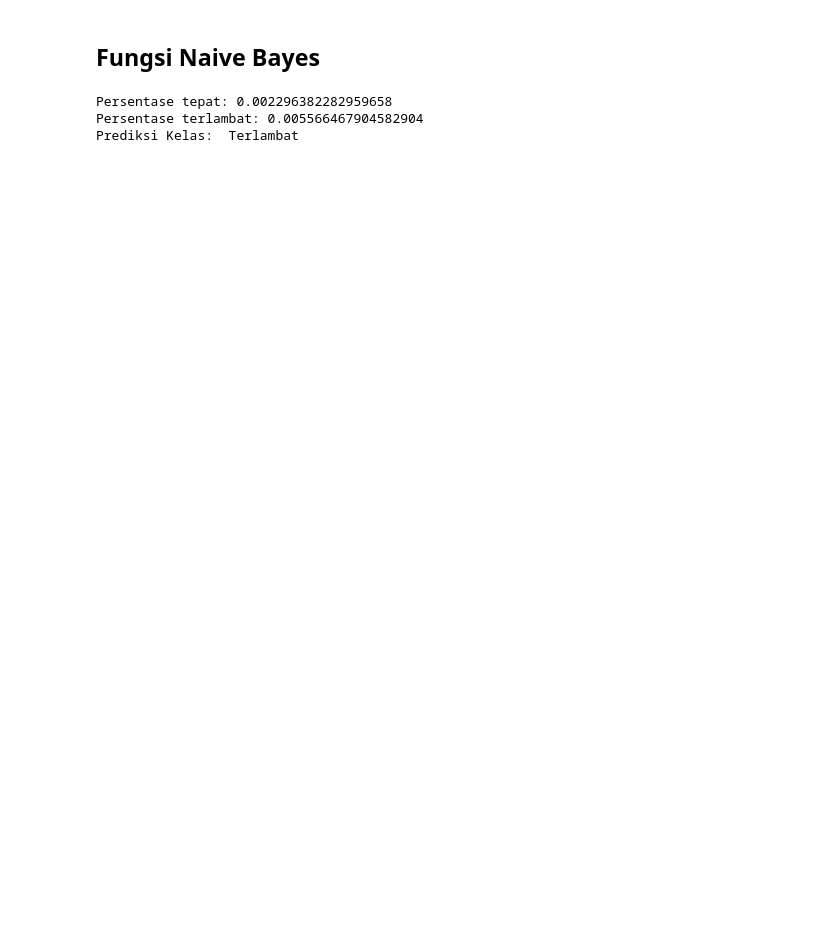
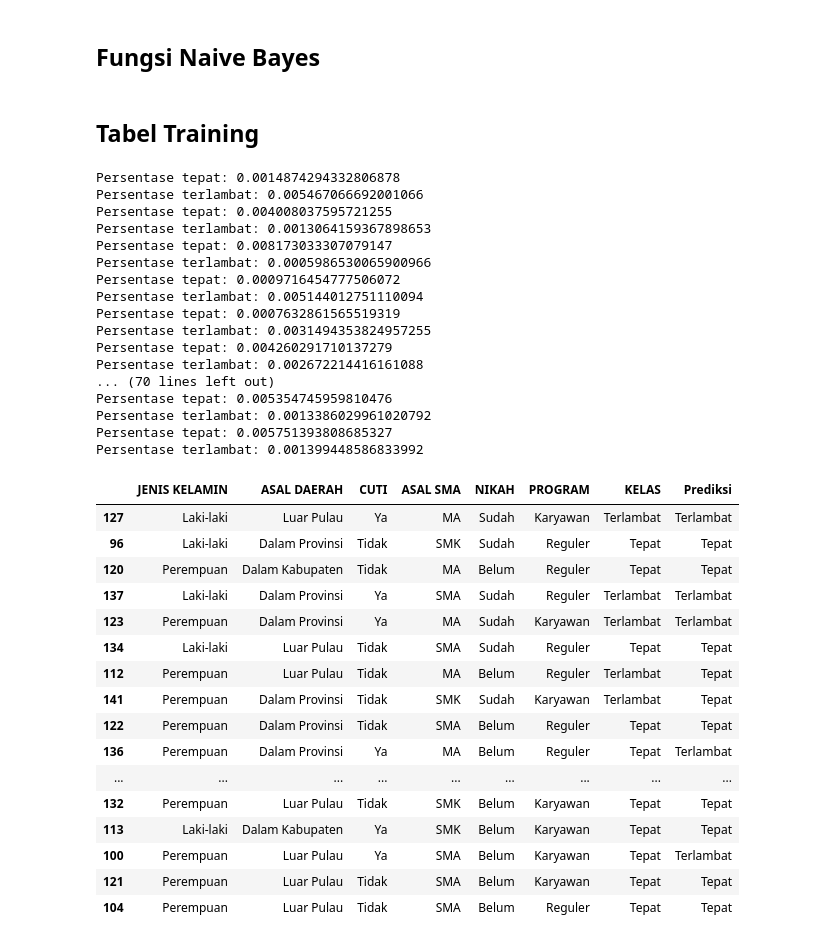
Before and after one commit to Syahbagus/Tugas_Kuliah, a Jupyter notebook: Semester 3/Statistik Komputasi/UAS/Naive_Bayes.ipynb, the cells around one changed output. Cells and saved outputs as stored; diff of their text form; code cells hidden in the pictures; blank space fills up the shorter version.

```diff
--- a/Semester 3/Statistik Komputasi/UAS/Naive_Bayes.ipynb
+++ b/Semester 3/Statistik Komputasi/UAS/Naive_Bayes.ipynb
@@ -501,21 +501,64 @@ def naive_bayes_prediction(jenisKelamin, asalDaerah, cuti, asalSMA ,nikah, progr
         return 'Tepat'
     else:
         return 'Terlambat'
-
-
-
-jenisKelamin = input('Masukkan jenis kelamin anda? (Laki-laki/Perempuan): ')
-asalDaerah = input('Dari mana asal anda? (Dalam Kabupaten/Dalam Provinsi/Luar Pulau: ')
-cuti = input('Pernahkah anda cuti? (Ya/Tidak): ')
-asalSMA = input('Masukkan asal SMA anda (SMA/SMK/MA): ')
-nikah = input('Sudahkah anda menikah? (Sudah/Belum): ')
-program = input('Program yang anda ikuti (Karyawan/Reguler): ')
-
-
-
-kelas_prediksi = naive_bayes_prediction(jenisKelamin, asalDaerah, cuti, asalSMA, nikah, program)
-print("Prediksi Kelas: ", kelas_prediksi)
-# %% [output]
-Persentase tepat: 0.002296382282959658
-Persentase terlambat: 0.005566467904582904
-Prediksi Kelas:  Terlambat
+# %% [markdown]
+## Tabel Training
+# %%
+# Menginisialisasi list untuk menyimpan hasil prediksi
+hasil_prediksi = []
+
+# Iterasi melalui baris-baris DataFrame testing
+for index, row in data_testing_copy.iterrows():
+    # Memanggil fungsi naive_bayes_prediction untuk setiap baris
+    prediksi = naive_bayes_prediction(
+        jenisKelamin=row['JENIS KELAMIN'],
+        asalDaerah=row['ASAL DAERAH'],
+        cuti=row['CUTI'],
+        asalSMA=row['ASAL SMA'],
+        nikah=row['NIKAH'],
+        program=row['PROGRAM']
+    )
+
+    # Menambahkan hasil prediksi ke list
+    hasil_prediksi.append(prediksi)
+
+# Menambahkan kolom 'Prediksi' ke DataFrame testing
+data_testing_copy['Prediksi'] = hasil_prediksi
+
+# Menampilkan DataFrame testing dengan kolom 'Prediksi'
+data_testing_copy
+# %% [output]
+Persentase tepat: 0.0014874294332806878
+Persentase terlambat: 0.005467066692001066
+Persentase tepat: 0.004008037595721255
+Persentase terlambat: 0.0013064159367898653
+Persentase tepat: 0.008173033307079147
+Persentase terlambat: 0.0005986530065900966
+Persentase tepat: 0.0009716454777506072
+Persentase terlambat: 0.005144012751110094
+Persentase tepat: 0.0007632861565519319
+Persentase terlambat: 0.0031494353824957255
+Persentase tepat: 0.004260291710137279
+Persentase terlambat: 0.002672214416161088
+... (70 lines left out)
+Persentase tepat: 0.005354745959810476
+Persentase terlambat: 0.0013386029961020792
+Persentase tepat: 0.005751393808685327
+Persentase terlambat: 0.001399448586833992
+|  | JENIS KELAMIN | ASAL DAERAH | CUTI | ASAL SMA | NIKAH | PROGRAM | KELAS | Prediksi |
+| 127 | Laki-laki | Luar Pulau | Ya | MA | Sudah | Karyawan | Terlambat | Terlambat |
+| 96 | Laki-laki | Dalam Provinsi | Tidak | SMK | Sudah | Reguler | Tepat | Tepat |
+| 120 | Perempuan | Dalam Kabupaten | Tidak | MA | Belum | Reguler | Tepat | Tepat |
+| 137 | Laki-laki | Dalam Provinsi | Ya | SMA | Sudah | Reguler | Terlambat | Terlambat |
+| 123 | Perempuan | Dalam Provinsi | Ya | MA | Sudah | Karyawan | Terlambat | Terlambat |
+| 134 | Laki-laki | Luar Pulau | Tidak | SMA | Sudah | Reguler | Tepat | Tepat |
+| 112 | Perempuan | Luar Pulau | Tidak | MA | Belum | Reguler | Terlambat | Tepat |
+| 141 | Perempuan | Dalam Provinsi | Tidak | SMK | Sudah | Karyawan | Terlambat | Tepat |
+| 122 | Perempuan | Dalam Provinsi | Tidak | SMA | Belum | Reguler | Tepat | Tepat |
+| 136 | Perempuan | Dalam Provinsi | Ya | MA | Belum | Reguler | Tepat | Terlambat |
+| ... | ... | ... | ... | ... | ... | ... | ... | ... |
+| 132 | Perempuan | Luar Pulau | Tidak | SMK | Belum | Karyawan | Tepat | Tepat |
+| 113 | Laki-laki | Dalam Kabupaten | Ya | SMK | Belum | Karyawan | Tepat | Tepat |
+| 100 | Perempuan | Luar Pulau | Ya | SMA | Belum | Karyawan | Tepat | Terlambat |
+| 121 | Perempuan | Luar Pulau | Tidak | SMA | Belum | Karyawan | Tepat | Tepat |
+| 104 | Perempuan | Luar Pulau | Tidak | SMA | Belum | Reguler | Tepat | Tepat |
```
Also changed, not shown: parts of 8 cells of this notebook.
